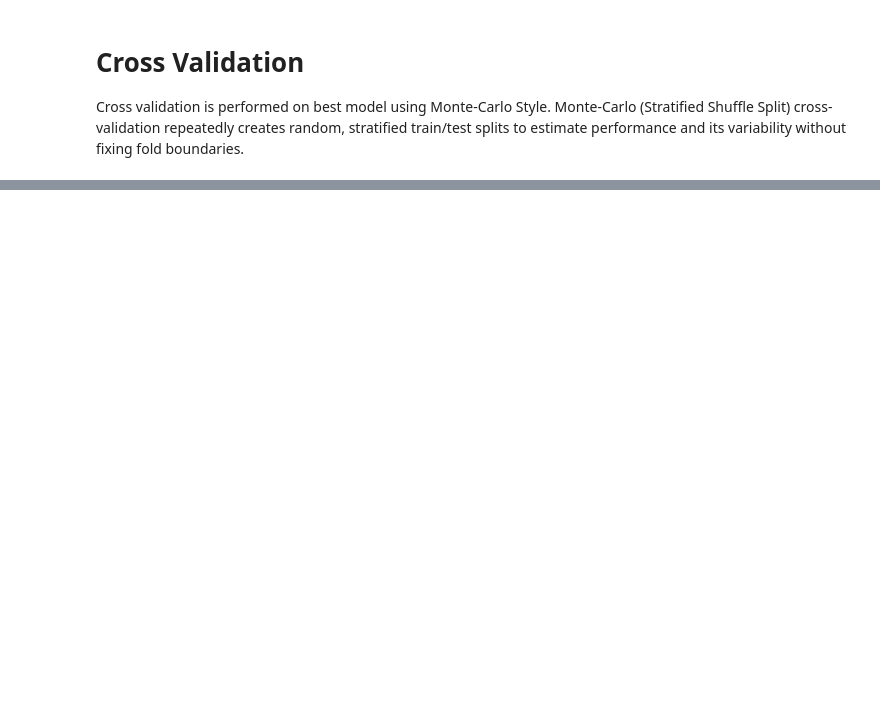
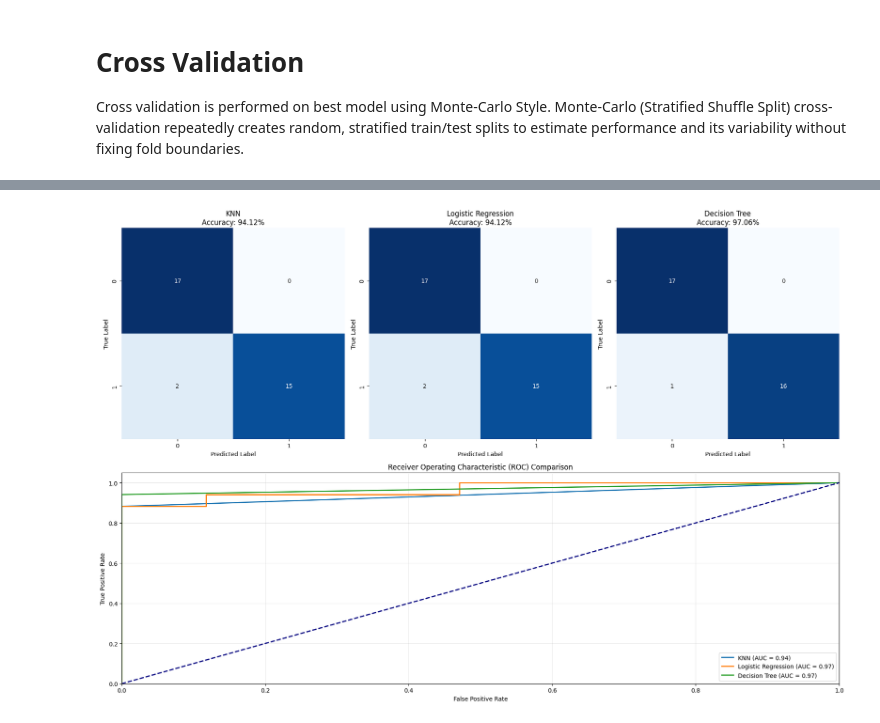
Before and after one commit to SattenapalliVenkatesh/Data-Science-Project-New, a Jupyter notebook: Project.ipynb, the cells around one changed output, grey strips where cells are left out. Drawn from its saved outputs; the diff is of its cells as text; code cells hidden in the pictures; blank space fills up the shorter version.

```diff
--- a/Project.ipynb
+++ b/Project.ipynb
@@ -299,14 +297,8 @@ models = {
         ("scaler", StandardScaler()),
         ("clf", LogisticRegression(max_iter=500, random_state=42))
     ]),
-    "Random Forest": Pipeline([
-        ("clf", RandomForestClassifier(n_estimators=200, random_state=42, n_jobs=-1))
-    ]),
     "Decision Tree": Pipeline([
         ("clf", DecisionTreeClassifier(random_state=42))
-    ]),
-    "Naive Bayes (Gaussian)": Pipeline([
-        ("clf", GaussianNB())
     ]),
     "KNN": Pipeline([
         ("scaler", StandardScaler()),
@@ -479,0 +547,76 @@ Per-split scores for Monte-Carlo best model:
+# %%
+# ==========================================
+# Evaluation, Visualization & Summary Table
+# ==========================================
+from sklearn.metrics import accuracy_score, precision_score, recall_score, f1_score, roc_auc_score
+
+# Initialize a list to store metrics for the summary table
+model_metrics = []
+
+# Set up the plot area
+plt.figure(figsize=(18, 12))
+roc_aucs = {}
+
+# Subplot layout: Top row for Confusion Matrices, Bottom row for ROC
+for i, (name, model) in enumerate(best_models.items()):
+
+    # 1. Make Predictions
+    y_pred = model.predict(X_test)
+    y_prob = model.predict_proba(X_test)[:, 1]  # Probability for the positive class
+
+    # 2. Calculate Metrics
+    acc = accuracy_score(y_test, y_pred)
+    prec = precision_score(y_test, y_pred, average='weighted') # 'weighted' handles class imbalance
+    rec = recall_score(y_test, y_pred, average='weighted')
+    f1 = f1_score(y_test, y_pred, average='weighted')
+    auc_score = roc_auc_score(y_test, y_prob)
+
+    # Append to summary list
+    model_metrics.append({
+        'Model': name,
+        'Accuracy': acc,
+        'Precision': prec,
+        'Recall': rec,
+        'F1 Score': f1,
+        'AUC': auc_score
+    })
+
+    # 3. Plot Confusion Matrix (Top Row)
+    cm = confusion_matrix(y_test, y_pred)
+    plt.subplot(2, 3, i + 1)
+    sns.heatmap(cm, annot=True, fmt='d', cmap='Blues', cbar=False)
+    plt.title(f'{name}\nAccuracy: {acc:.2%}')
+    plt.ylabel('True Label')
+    plt.xlabel('Predicted Label')
+
+    # Store ROC data for the combined plot later
+    fpr, tpr, thresholds = roc_curve(y_test, y_prob)
+    roc_aucs[name] = (fpr, tpr, auc_score)
+
+# 4. Create and Print Summary Table
+summary_df = pd.DataFrame(model_metrics)
+summary_df.set_index('Model', inplace=True)
+
+print("="*60)
+print("             MODEL PERFORMANCE SUMMARY")
+print("="*60)
+print(summary_df.round(4))
+print("="*60)
+
+# 5. Plot Combined ROC Curve (Bottom Row)
+plt.subplot(2, 1, 2)
+for name, (fpr, tpr, roc_auc) in roc_aucs.items():
+    plt.plot(fpr, tpr, lw=2, label=f'{name} (AUC = {roc_auc:.2f})')
+
+plt.plot([0, 1], [0, 1], color='navy', lw=2, linestyle='--')
+plt.xlim([0.0, 1.0])
+plt.ylim([0.0, 1.05])
+plt.xlabel('False Positive Rate')
+plt.ylabel('True Positive Rate')
+plt.title('Receiver Operating Characteristic (ROC) Comparison')
+plt.legend(loc="lower right")
+plt.grid(alpha=0.3)
+
+plt.tight_layout()
+plt.show()
+# %% [output]
@@ -479,0 +632 @@ Per-split scores for Monte-Carlo best model:
+[figure, added]
```
Also changed, not shown: parts of 12 cells of this notebook.
